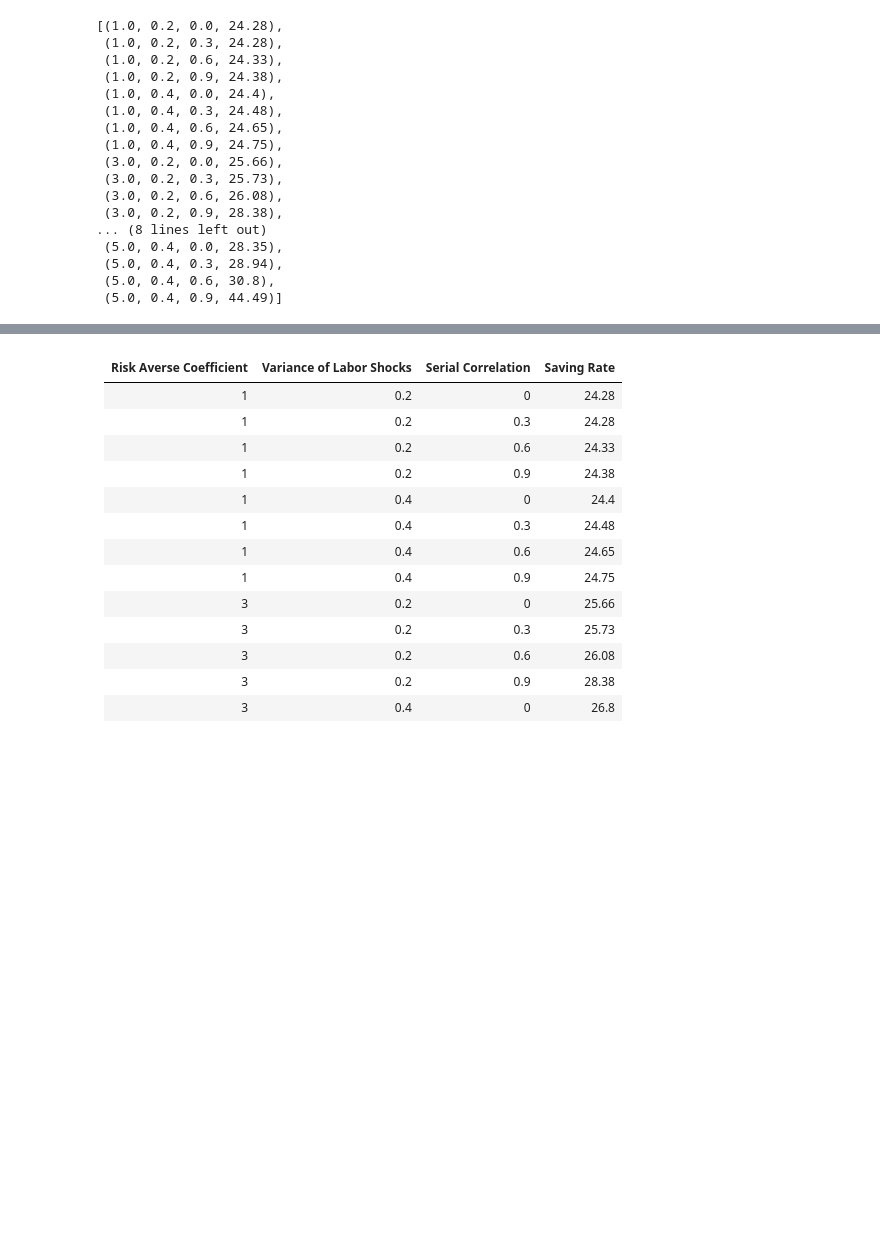
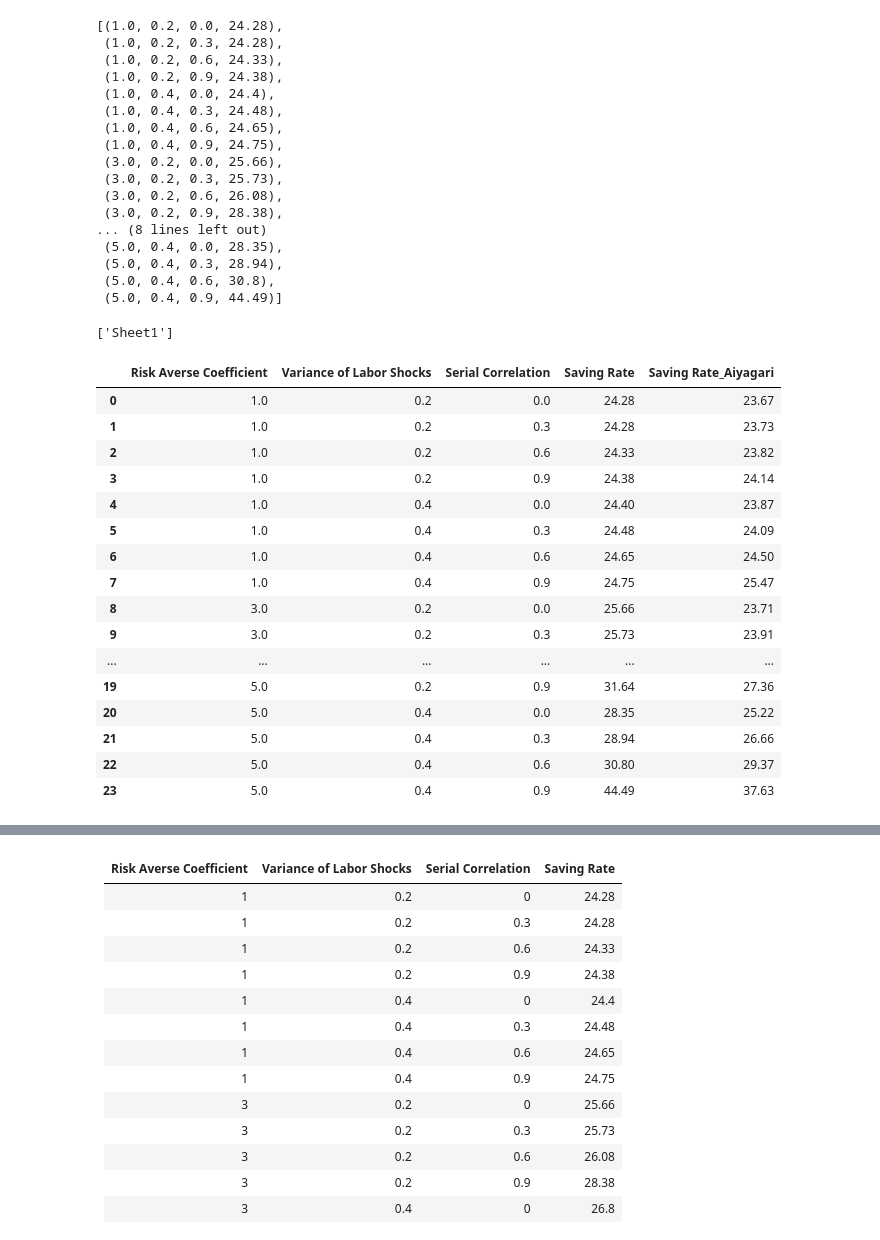
Before and after one commit to zhuang13atJHU/ballpark, a Jupyter notebook: models/We-Would-Like-In-Econ-ARK/AiyagariIdiosyncratic/Code.ipynb, the cells around one changed output, grey strips where cells are left out. Drawn from its saved outputs; the diff is of its cells as text; code cells hidden in the pictures; blank space fills up the shorter version.

```diff
--- a/models/We-Would-Like-In-Econ-ARK/AiyagariIdiosyncratic/Code.ipynb
+++ b/models/We-Would-Like-In-Econ-ARK/AiyagariIdiosyncratic/Code.ipynb
@@ -258,3 +261,39 @@ rows
+# %%
+df1 = pd.DataFrame(rows)
+df1.columns = ['Risk Averse Coefficient', 'Variance of Labor Shocks', 'Serial Correlation', 'Saving Rate']
+# %%
+# Import the excel file and call it xls_file
+xls_file = pd.ExcelFile('Aiyagari_SavingRate.xlsx')
+# %%
+# View the excel file's sheet names
+xls_file.sheet_names
+# %% [output]
+['Sheet1']
+# %%
+# Load the xls file's Sheet1 as a dataframe
+df2 = xls_file.parse('Sheet1')
+# %%
+df3 = pd.merge(df1,df2, on=['Risk Averse Coefficient','Variance of Labor Shocks', 'Serial Correlation'])
+# %%
+df3
+# %% [output]
+|  | Risk Averse Coefficient | Variance of Labor Shocks | Serial Correlation | Saving Rate | Saving Rate_Aiyagari |
+| 0 | 1.0 | 0.2 | 0.0 | 24.28 | 23.67 |
+| 1 | 1.0 | 0.2 | 0.3 | 24.28 | 23.73 |
+| 2 | 1.0 | 0.2 | 0.6 | 24.33 | 23.82 |
+| 3 | 1.0 | 0.2 | 0.9 | 24.38 | 24.14 |
+| 4 | 1.0 | 0.4 | 0.0 | 24.40 | 23.87 |
+| 5 | 1.0 | 0.4 | 0.3 | 24.48 | 24.09 |
+| 6 | 1.0 | 0.4 | 0.6 | 24.65 | 24.50 |
+| 7 | 1.0 | 0.4 | 0.9 | 24.75 | 25.47 |
+| 8 | 3.0 | 0.2 | 0.0 | 25.66 | 23.71 |
+| 9 | 3.0 | 0.2 | 0.3 | 25.73 | 23.91 |
+| ... | ... | ... | ... | ... | ... |
+| 19 | 5.0 | 0.2 | 0.9 | 31.64 | 27.36 |
+| 20 | 5.0 | 0.4 | 0.0 | 28.35 | 25.22 |
+| 21 | 5.0 | 0.4 | 0.3 | 28.94 | 26.66 |
+| 22 | 5.0 | 0.4 | 0.6 | 30.80 | 29.37 |
+| 23 | 5.0 | 0.4 | 0.9 | 44.49 | 37.63 |
 # %%
 from tabulate import tabulate
 # %%
```
Also changed, not shown: parts of 6 cells of this notebook, 4 other files.
